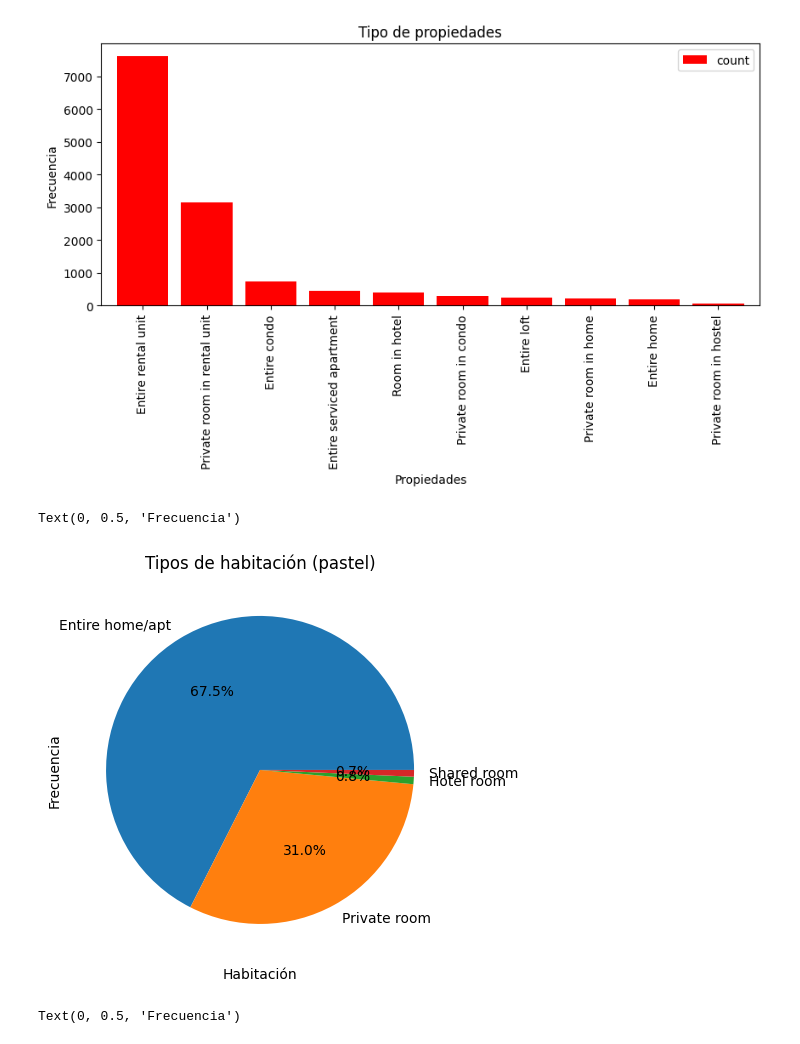
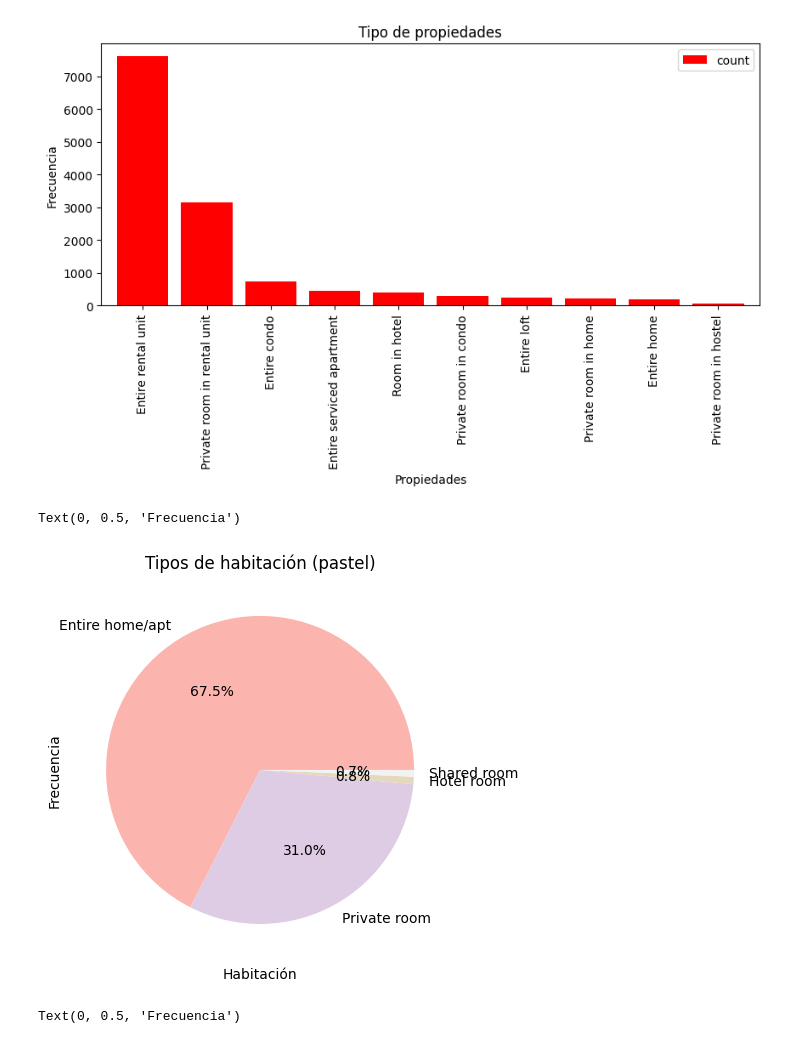
Before and after one commit to Raydays55/Actividad-5, a Jupyter notebook: Act5.ipynb, the cells around one changed output. Saved outputs shown, nothing was run; the diff lists cells and outputs as text; code cells hidden in the pictures.

```diff
--- a/Act5.ipynb
+++ b/Act5.ipynb
@@ -74,25 +75,25 @@ Text(0, 0.5, 'Frecuencia')
 # %%
 # 2. Análisis univariado room_type
 Tabla_freq_room = df_extrac['room_type'].value_counts().reset_index()
 Tabla_freq_room
 
 # Filtro de valores más relevantes de la variable categórica
 Filtro_room = Tabla_freq_room[Tabla_freq_room['count'] > 1]
 Filtro_room
 
 # Ajustar el índice del DF
 Filtro_index_room = Filtro_room.set_index('room_type')
 Filtro_index_room
 
 # Realizar gráfica de barras del DF filtrado, Análisis univariado de una frecuencia
 # Gráfico de pastel del DF
-Filtro_index_room['count'].plot(kind= 'pie', figsize= (10,5), shadow = False, autopct = "%0.1f%%")
+Filtro_index_room['count'].plot(kind= 'pie', figsize= (10,5), shadow = False, autopct = "%0.1f%%", colormap = 'Pastel1')
 plt.title('Tipos de habitación (pastel)')
 plt.xlabel('Habitación')
 plt.ylabel('Frecuencia')
 # %% [output]
 Text(0, 0.5, 'Frecuencia')
-[figure, old version]
+[figure, new version]
 # %%
 # 3. Análisis univariado host_response_time
 Tabla_freq_time = df_extrac['host_response_time'].value_counts().reset_index()
```
Also changed, not shown: parts of 3 cells of this notebook.
